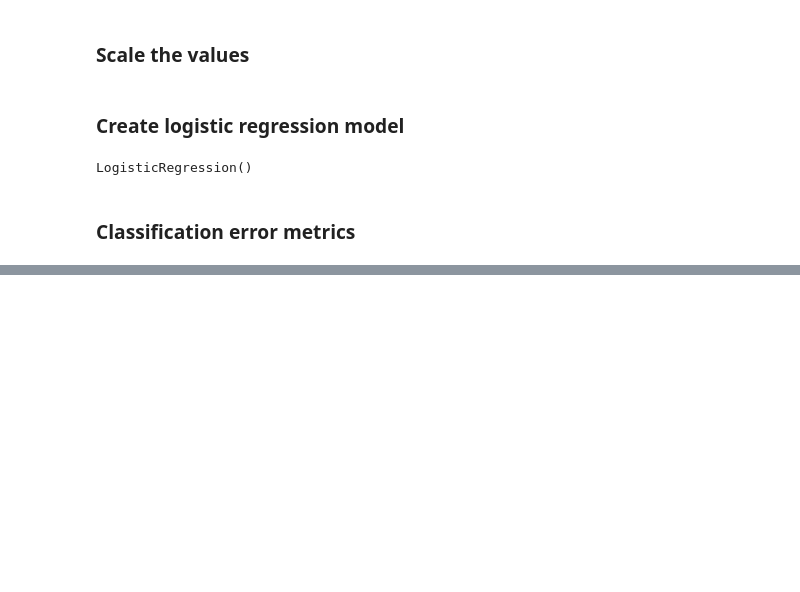
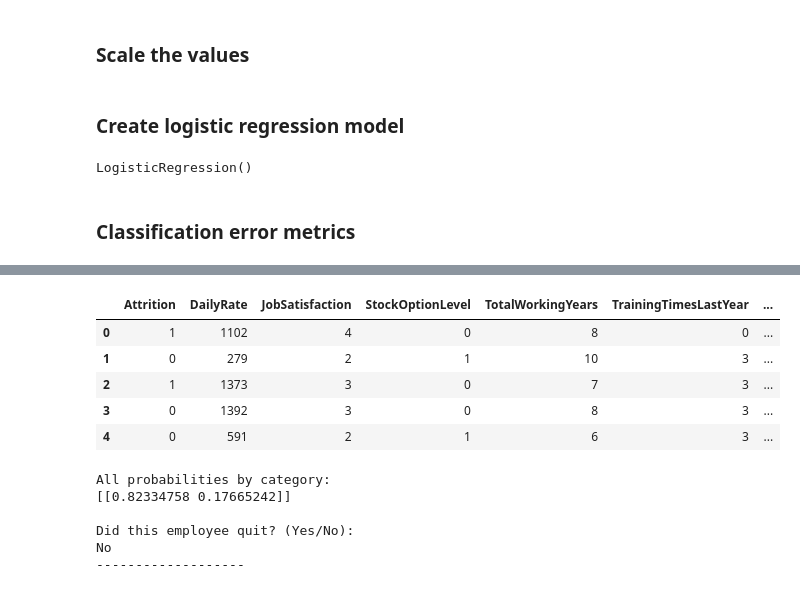
Before and after one commit to RovSveta/Introduction_to-_Machine_Learning_Methods-, a Jupyter notebook: Exercise_project_2/Exercisw_project_2_logistic_regression.ipynb, the cells around one changed output, grey strips where cells are left out. Drawn from its saved outputs; the diff is of its cells as text; code cells hidden in the pictures; blank space fills up the shorter version.

```diff
--- a/Exercise_project_2/Exercisw_project_2_logistic_regression.ipynb
+++ b/Exercise_project_2/Exercisw_project_2_logistic_regression.ipynb
@@ -512,0 +532,45 @@ roc_auc_score(y, model.predict_proba(X.values)[:, 1])
+# %%
+df.head()
+# %% [output]
+|  | Attrition | DailyRate | JobSatisfaction | StockOptionLevel | TotalWorkingYears | TrainingTimesLastYear | ... |
+| 0 | 1 | 1102 | 4 | 0 | 8 | 0 | ... |
+| 1 | 0 | 279 | 2 | 1 | 10 | 3 | ... |
+| 2 | 1 | 1373 | 3 | 0 | 7 | 3 | ... |
+| 3 | 0 | 1392 | 3 | 0 | 8 | 3 | ... |
+| 4 | 0 | 591 | 2 | 1 | 6 | 3 | ... |
+# %%
+tester_row = {
+    'DailyRate': 280,
+    'JobSatisfaction': 2,
+    'StockOptionLevel': 1,
+    'TotalWorkingYears': 10,
+    'TrainingTimesLastYear': 3,
+    'YearsSinceLastPromotion': 1,
+    'YearsWithCurrManager': 7,
+    'BusinessTravel_Non-Travel': 0,
+    'BusinessTravel_Travel_Frequently': 1
+}
+
+# create a pandas DataFrame and scale the values
+tester_row = pd.DataFrame([tester_row])
+tester_row = sc.transform(tester_row)
+
+
+print("All probabilities by category:")
+print(model.predict_proba(tester_row))
+print()
+
+# change these based on your original data
+labels = ["No", "Yes"]
+
+print("Did this employee quit? (Yes/No):")
+result = labels[model.predict(tester_row)[0]]
+print(result)
+print("-------------------")
+# %% [output]
+All probabilities by category:
+[[0.82334758 0.17665242]]
+
+Did this employee quit? (Yes/No):
+No
+-------------------
```
Also changed, not shown: parts of 16 cells of this notebook.
